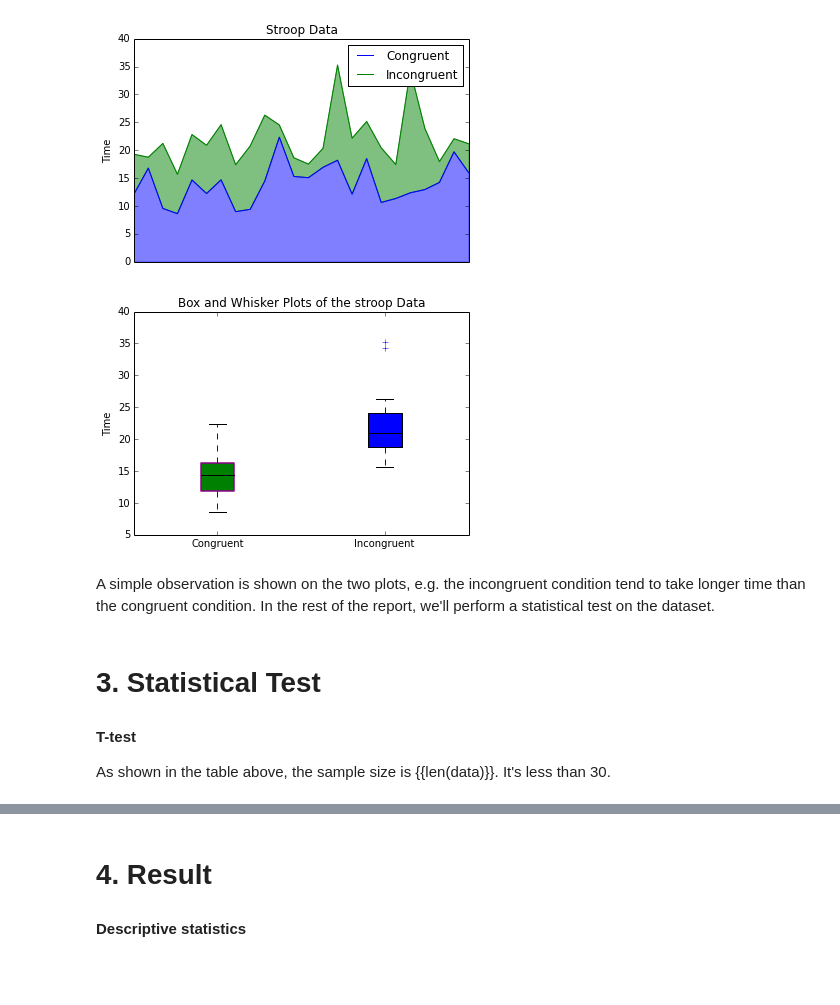
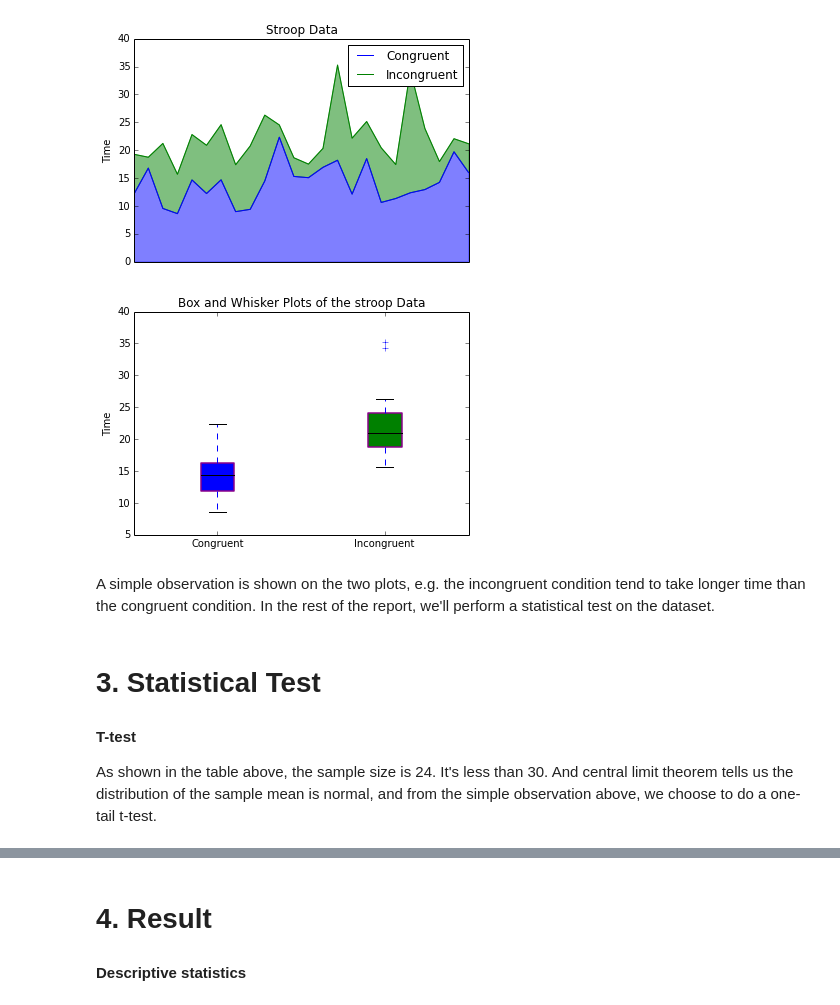
Before and after one commit to kaiwang0112006/simplejupyter, a Jupyter notebook: stroop_git.ipynb, the cells around one changed output, grey strips where cells are left out. Saved outputs shown, nothing was run; the diff lists cells and outputs as text; code cells hidden in the pictures; blank space fills up the shorter version.

```diff
--- a/stroop-Copy1.ipynb
+++ b/stroop_git.ipynb
@@ -57,26 +57,26 @@ plt.show()
 # %%
 plot = plt.boxplot([y1,y2],
                     vert=True,
                     widths = 0.2,
                     patch_artist=True)
 
 plt.setp(plot['boxes'][0], color='DarkMagenta',
              linewidth=1.5,
              facecolor='blue')
 
-plt.setp(plot['boxes'][0], color='DarkMagenta',
+plt.setp(plot['boxes'][1], color='DarkMagenta',
              linewidth=1.5,
              facecolor='green')
 
 plt.xticks([1,2],               # tick marks
            ['Congruent','Incongruent'] # labels
            )
 
 plt.ylabel('Time')                  # y-axis label
 plt.title('Box and Whisker Plots of the stroop Data')  # plot title
 plt.show()
 # %% [output]
-[figure, old version]
+[figure, new version]
 # %% [markdown]
 A simple observation is shown on the two plots, e.g. the incongruent condition tend to take longer time than the congruent condition. In the rest of the report, we'll perform a statistical test on the dataset.
 # %% [markdown]
@@ -84,7 +84,7 @@ A simple observation is shown on the two plots, e.g. the incongruent condition t
 
 #### T-test
 
-As shown in the table above, the sample size is {{len(data)}}. It's less than 30.
+As shown in the table above, the sample size is 24. It's less than 30. And central limit theorem tells us the distribution of the sample mean is normal, and from the simple observation above, we choose to do a one-tail t-test.
 # %% [markdown]
 #### Hypothesis
 
```
Also changed, not shown: parts of 9 cells of this notebook, 1 other file.
